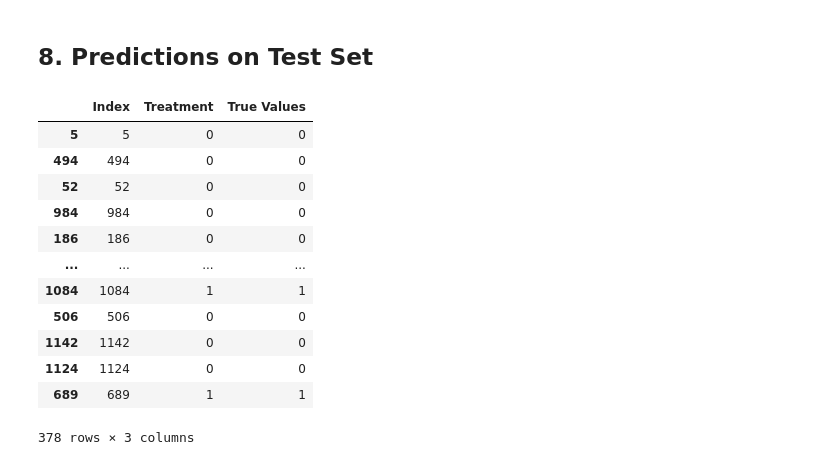
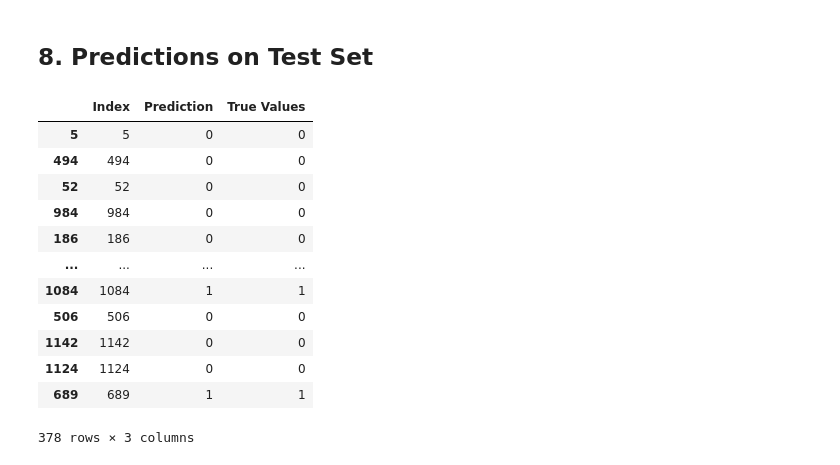
Before and after one commit to DrunkOnBytes/Mental-Health-and-Suicides, a Jupyter notebook: Prediction.ipynb, the cells around one changed output. Drawn from its saved outputs; the diff is of its cells as text; code cells hidden in the pictures.

Commit message:
added prediction notebook and result file

```diff
--- a/Prediction.ipynb
+++ b/Prediction.ipynb
@@ -668,18 +668,18 @@ plotSuccess()
 # %%
 # Generate predictions with the best method
 clf = RandomForestClassifier()
 clf.fit(X, y)
 dfTestPredictions = clf.predict(X_test)
 
 # Write predictions to csv file
 # We don't have any significative field so we save the index
-results = pd.DataFrame({'Index': X_test.index, 'Treatment': dfTestPredictions, 'True Values': y_test})
+results = pd.DataFrame({'Index': X_test.index, 'Prediction': dfTestPredictions, 'True Values': y_test})
 # Save to file
 # This file will be visible after publishing in the output section
 results.to_csv('results.csv', index=False)
 results
 # %% [output]
-|  | Index | Treatment | True Values |
+|  | Index | Prediction | True Values |
 | 5 | 5 | 0 | 0 |
 | 494 | 494 | 0 | 0 |
 | 52 | 52 | 0 | 0 |
```
Also changed, not shown: parts of 4 cells of this notebook, 1 other file.
